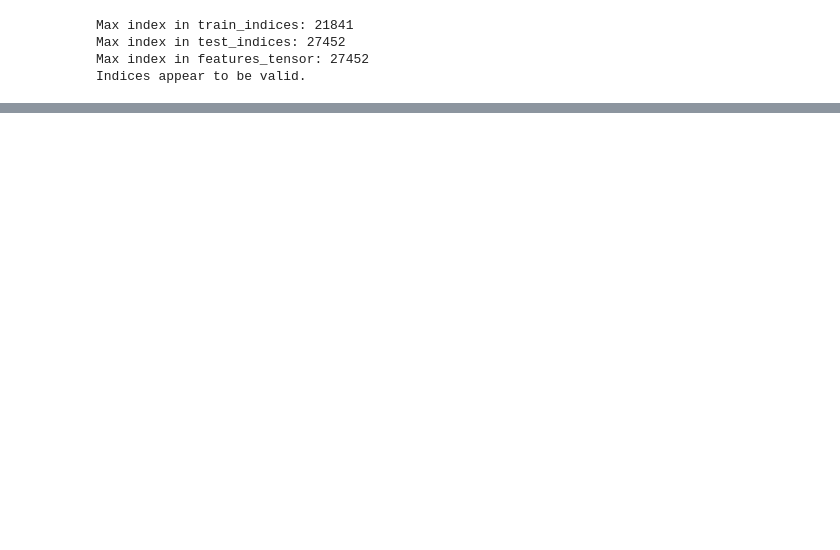
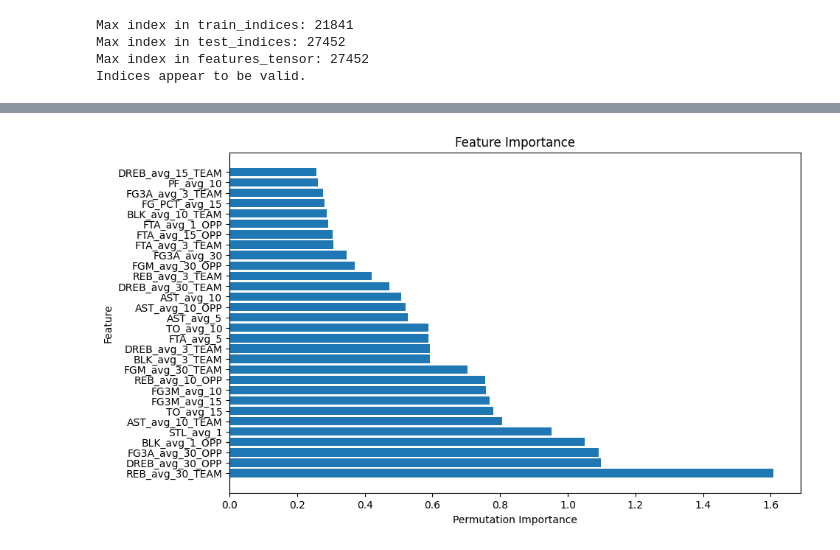
Before and after one commit to Spectral-Finance/nba-mvp, a Jupyter notebook: helpers/modeling/modeling.ipynb, the cells around one changed output, grey strips where cells are left out. Drawn from its saved outputs; the diff is of its cells as text; code cells hidden in the pictures; blank space fills up the shorter version.

```diff
--- a/helpers/modeling/modeling.ipynb
+++ b/helpers/modeling/modeling.ipynb
@@ -385,3 +392,12 @@ plt.show()
+# %%
+plt.figure(figsize=(10, 6))
+plt.barh(sorted_columns[:30], sorted_importance[:30])
+plt.xlabel('Permutation Importance')
+plt.ylabel('Feature')
+plt.title('Feature Importance')
+plt.show()
+# %% [output]
+[figure, added]
 # %%
 import torch
 import torch.nn as nn
```
Also changed, not shown: parts of 12 cells of this notebook.
